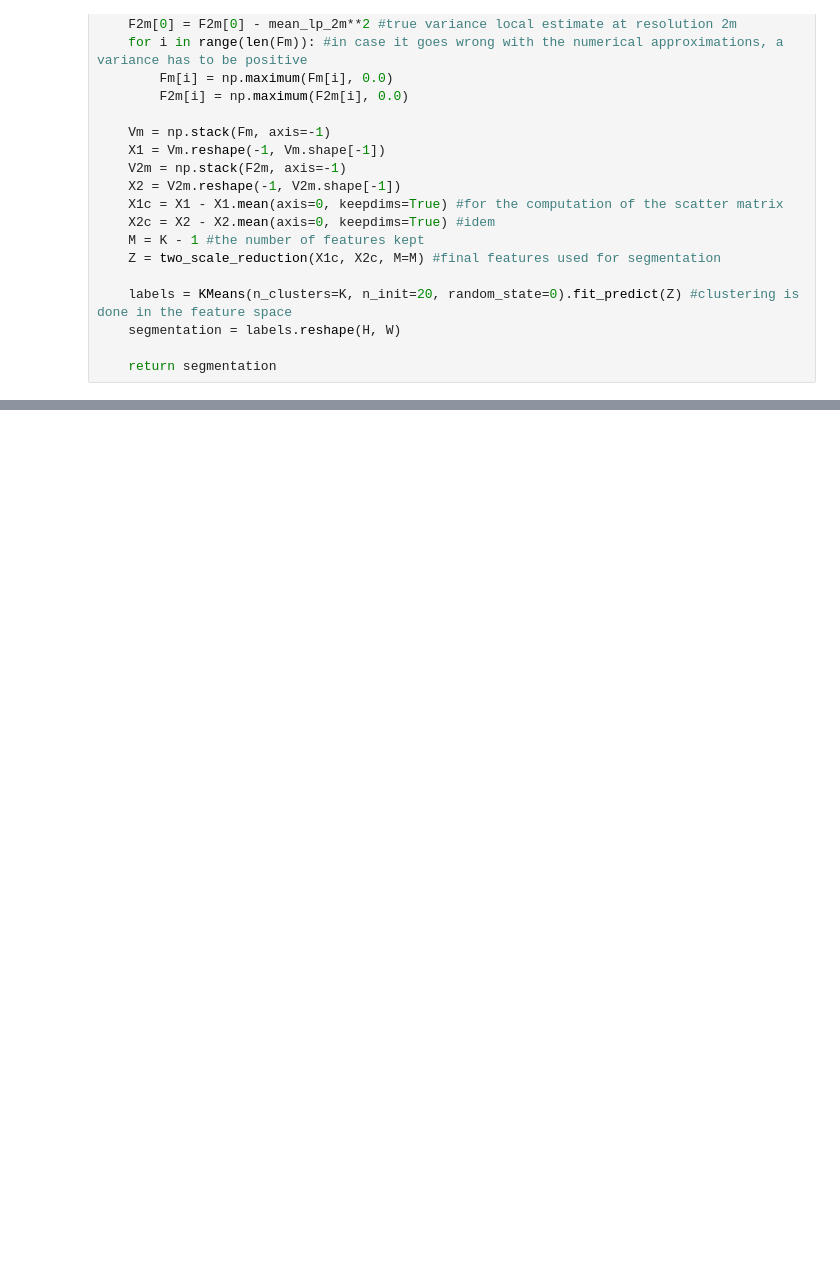
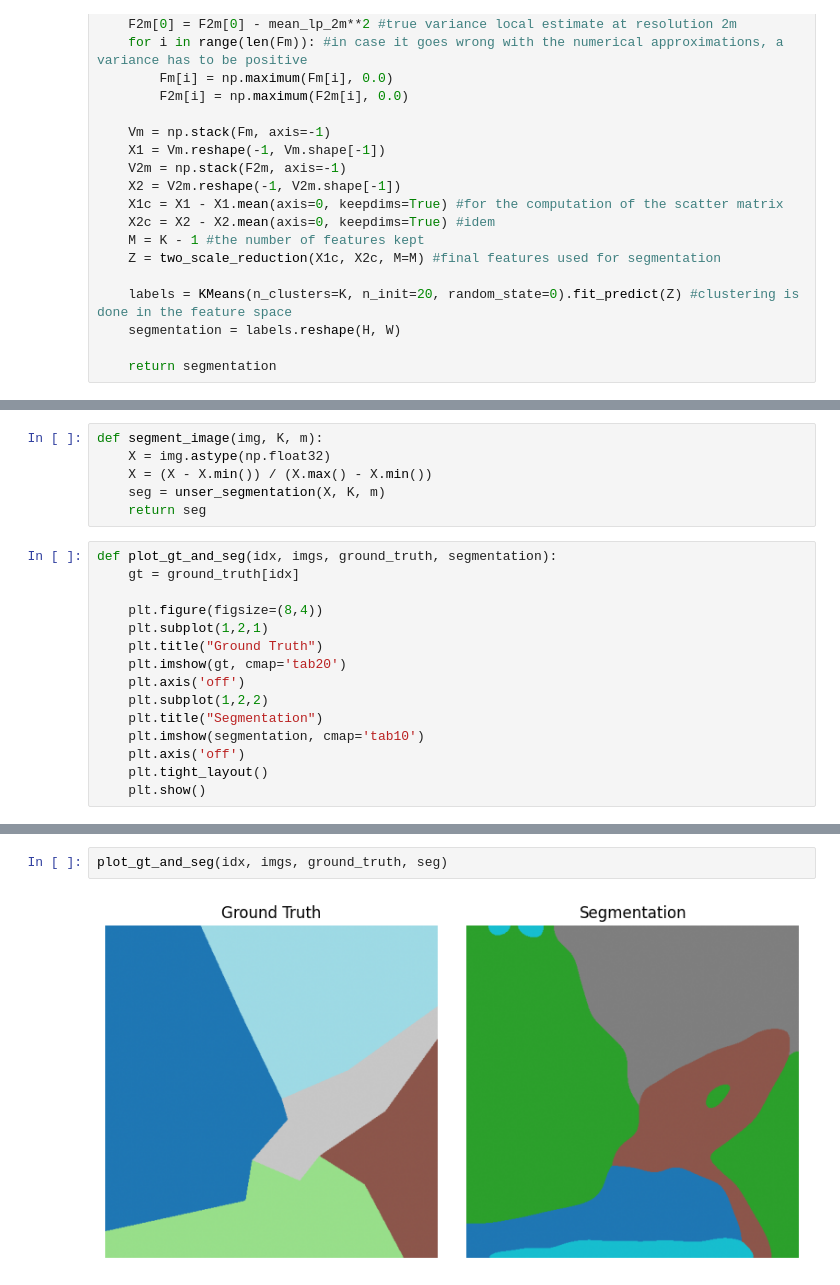
Before and after one commit to agathM/Projet_VIC, a Jupyter notebook: Unser_1995.ipynb, the cells around one changed output, grey strips where cells are left out. Saved outputs shown, nothing was run; the diff lists cells and outputs as text; blank space fills up the shorter version.

```diff
--- a/Unser_1995.ipynb
+++ b/Unser_1995.ipynb
@@ -134,0 +120,21 @@ plt.show()
+# %%
+def segment_image(img, K, m):
+    X = img.astype(np.float32)
+    X = (X - X.min()) / (X.max() - X.min())
+    seg = unser_segmentation(X, K, m)
+    return seg
+# %%
+def plot_gt_and_seg(idx, imgs, ground_truth, segmentation):
+    gt = ground_truth[idx]
+
+    plt.figure(figsize=(8,4))
+    plt.subplot(1,2,1)
+    plt.title("Ground Truth")
+    plt.imshow(gt, cmap='tab20')
+    plt.axis('off')
+    plt.subplot(1,2,2)
+    plt.title("Segmentation")
+    plt.imshow(segmentation, cmap='tab10')
+    plt.axis('off')
+    plt.tight_layout()
+    plt.show()
@@ -134,0 +166,4 @@ plt.show()
+# %%
+plot_gt_and_seg(idx, imgs, ground_truth, seg)
+# %% [output]
+[figure, added]
```
Also changed, not shown: parts of 14 cells of this notebook, 19 other files.
